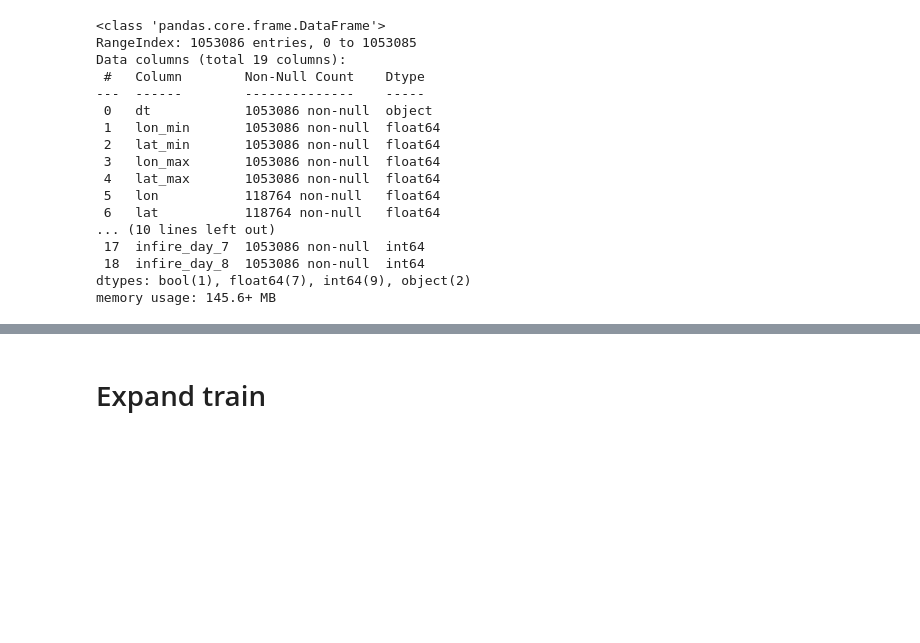
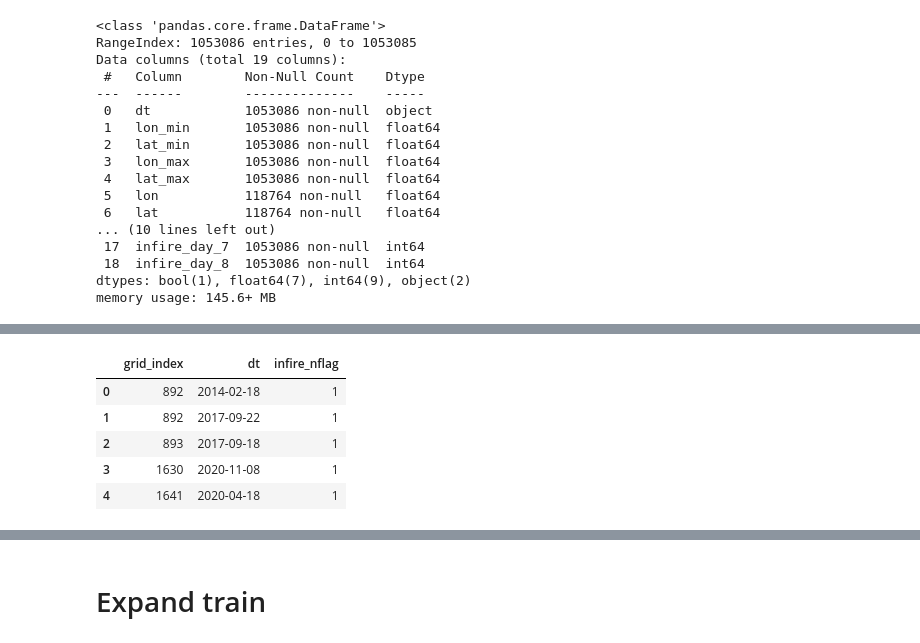
Before and after one commit to Antiguru11/NoFireWithAI, a Jupyter notebook: debug.ipynb, the cells around one changed output, grey strips where cells are left out. Saved outputs shown, nothing was run; the diff lists cells and outputs as text; code cells hidden in the pictures; blank space fills up the shorter version.

```diff
--- a/debug.ipynb
+++ b/debug.ipynb
@@ -68,0 +89,13 @@ memory usage: 145.6+ MB
+# %%
+infire_nflag = train_raw_df.groupby(['grid_index', 'dt']).size()
+infire_nflag = (infire_nflag > 0).astype(int)
+infire_nflag.name = 'infire_nflag'
+infire_df = infire_nflag.reset_index().sort_values(['grid_index', 'dt'])
+infire_df.head()
+# %% [output]
+|  | grid_index | dt | infire_nflag |
+| 0 | 892 | 2014-02-18 | 1 |
+| 1 | 892 | 2017-09-22 | 1 |
+| 2 | 893 | 2017-09-18 | 1 |
+| 3 | 1630 | 2020-11-08 | 1 |
+| 4 | 1641 | 2020-04-18 | 1 |
```
Also changed, not shown: parts of 8 cells of this notebook.
